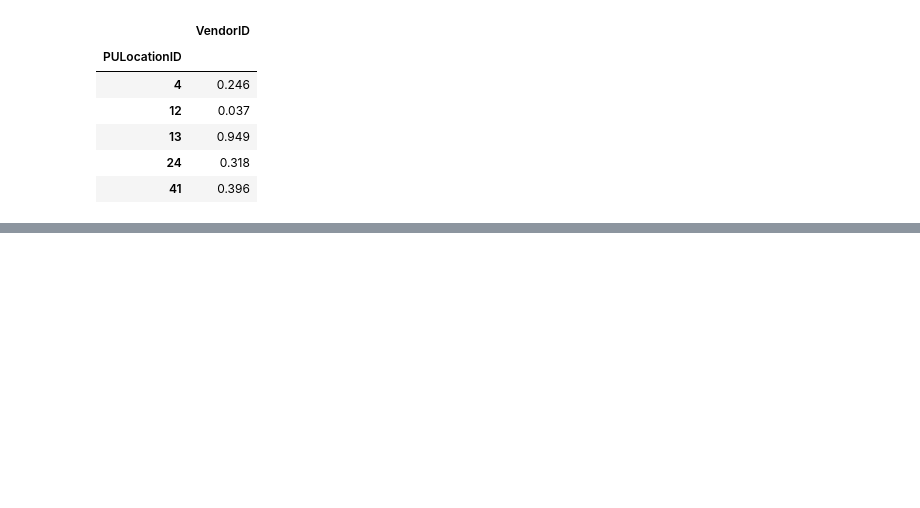
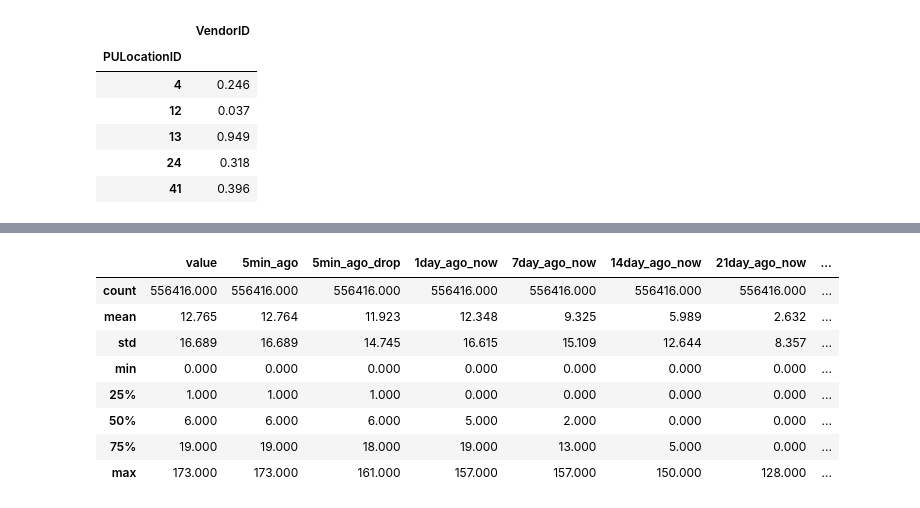
Before and after one commit to hlmiao/nyc_taxi_requests_prediction, a Jupyter notebook: nyc_taxi_requests_prediction.ipynb, the cells around one changed output, grey strips where cells are left out. Saved outputs shown, nothing was run; the diff lists cells and outputs as text; code cells hidden in the pictures; blank space fills up the shorter version.

```diff
--- a/nyc_taxi_requests_prediction.ipynb
+++ b/nyc_taxi_requests_prediction.ipynb
@@ -28,7 +28,8 @@ train_valid_split_datetime: 2018-01-29 00:00:00
 taxi_zone_lookup = pd.read_csv('nyc-tlc/misc/taxi _zone_lookup.csv')
 print('taxi_zone_lookup:', taxi_zone_lookup.shape)
 manhattan_location_ids = taxi_zone_lookup[taxi_zone_lookup['Borough']=='Manhattan']['LocationID'].values
-print('manhattan_location_ids:', manhattan_location_ids.shape)
-manhattan_location_ids
+manhattan_location_num = len(manhattan_location_ids)
+print('manhattan_location_ids:', manhattan_location_ids.shape, manhattan_location_ids)
+print('manhattan_location_num:', manhattan_location_num)
 # %% [output]
 taxi_zone_lookup: (265, 4)
@@ -878,0 +605,8 @@ pred_all = xgb_train_validate(train_X_all, train_Y_all, valid_X_all, valid_Y_all
+# %%
+all_5min = all_5min_count
+all_5min = all_5min.join(all_5min_mean, lsuffix='_count', rsuffix='_mean')
+all_5min = all_5min.join(all_5min_sum, rsuffix='_sum')
+all_5min = all_5min.join(all_5min_dropoff_count, rsuffix='_dropoff_count')
+all_5min = all_5min.join(all_5min_dropoff_mean, rsuffix='_dropoff_mean')
+all_5min = all_5min.join(all_5min_dropoff_sum, rsuffix='_dropoff_sum')
+print('all_5min:', all_5min.shape)
@@ -878,0 +682,12 @@ pred_all = xgb_train_validate(train_X_all, train_Y_all, valid_X_all, valid_Y_all
+# %%
+train_X_5min.describe()
+# %% [output]
+|  | value | 5min_ago | 5min_ago_drop | 1day_ago_now | 7day_ago_now | 14day_ago_now | 21day_ago_now | ... |
+| count | 556416.000 | 556416.000 | 556416.000 | 556416.000 | 556416.000 | 556416.000 | 556416.000 | ... |
+| mean | 12.765 | 12.764 | 11.923 | 12.348 | 9.325 | 5.989 | 2.632 | ... |
+| std | 16.689 | 16.689 | 14.745 | 16.615 | 15.109 | 12.644 | 8.357 | ... |
+| min | 0.000 | 0.000 | 0.000 | 0.000 | 0.000 | 0.000 | 0.000 | ... |
+| 25% | 1.000 | 1.000 | 1.000 | 0.000 | 0.000 | 0.000 | 0.000 | ... |
+| 50% | 6.000 | 6.000 | 6.000 | 5.000 | 2.000 | 0.000 | 0.000 | ... |
+| 75% | 19.000 | 19.000 | 18.000 | 19.000 | 13.000 | 5.000 | 0.000 | ... |
+| max | 173.000 | 173.000 | 161.000 | 157.000 | 157.000 | 150.000 | 128.000 | ... |
```
Also changed, not shown: parts of 81 cells of this notebook.
